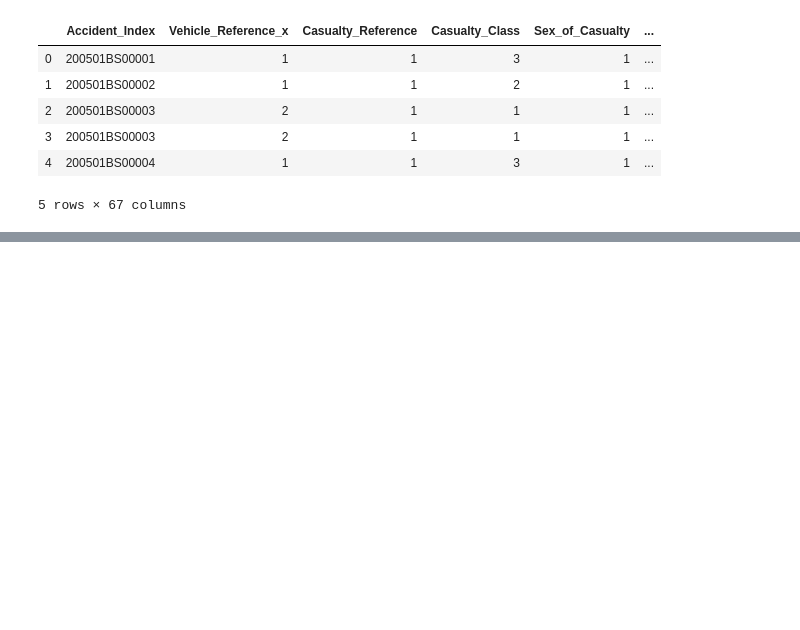
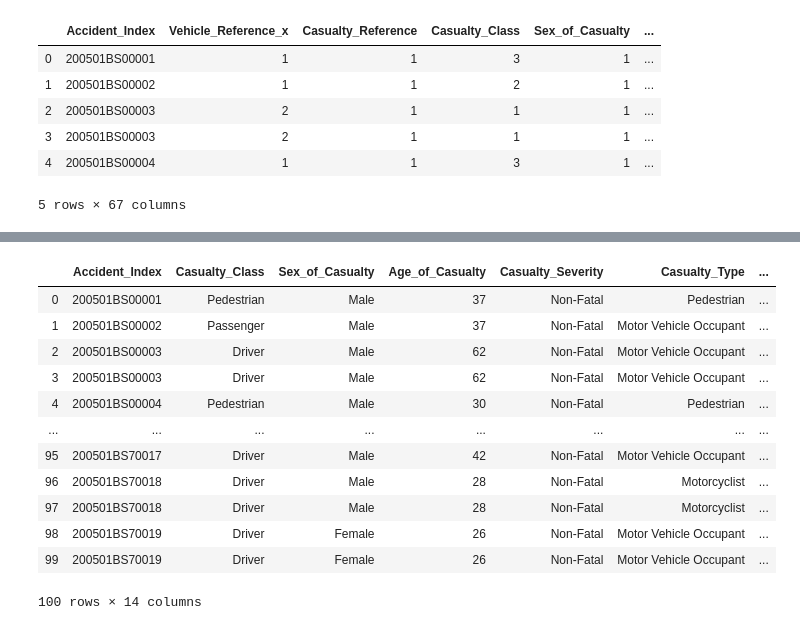
Before and after one commit to zxxdan/DataBootcampProject2, a Jupyter notebook: Notebooks/uk_transform.ipynb, the cells around one changed output, grey strips where cells are left out. Saved outputs shown, nothing was run; the diff lists cells and outputs as text; code cells hidden in the pictures; blank space fills up the shorter version.

```diff
--- a/Notebooks/uk_transform.ipynb
+++ b/Notebooks/uk_transform.ipynb
@@ -81,0 +99,2 @@ Index(['Accident_Index', 'Vehicle_Reference_x', 'Casualty_Reference',
+# %%
+uk_data_df["Date"] = uk_data_df["Date"].astype('datetime64')
@@ -81,0 +110,4 @@ Index(['Accident_Index', 'Vehicle_Reference_x', 'Casualty_Reference',
+# %%
+uk_data_df['Year'] = pd.DatetimeIndex(uk_data_df["Date"]).year
+uk_data_df['Month'] = pd.DatetimeIndex(uk_data_df["Date"]).month
+uk_data_df.head()
@@ -81,0 +130,4 @@ Index(['Accident_Index', 'Vehicle_Reference_x', 'Casualty_Reference',
+# %%
+vehi_year = uk_data_df['Year']-uk_data_df['Age_of_Vehicle']
+uk_data_df["Vehicle_Year"] = vehi_year
+uk_data_df.head()
@@ -81,0 +145,18 @@ Index(['Accident_Index', 'Vehicle_Reference_x', 'Casualty_Reference',
+# %%
+uk_data_df = uk_data_df[['Accident_Index',
+                         'Casualty_Class',
+                         'Sex_of_Casualty',
+                         'Age_of_Casualty',
+                         'Casualty_Severity',
+                         'Casualty_Type',
+                         'Number_of_Vehicles',
+                         'Number_of_Casualties',
+                         'Year',
+                         'Month',
+                         'Vehicle_Type',
+                         'Vehicle_Year',
+                         'Sex_of_Driver',
+                         'Age_of_Driver'
+                        ]]
+
+uk_data_df.head()
@@ -81,0 +244,16 @@ Index(['Accident_Index', 'Vehicle_Reference_x', 'Casualty_Reference',
+# %%
+uk_data_df.head(100)
+# %% [output]
+|  | Accident_Index | Casualty_Class | Sex_of_Casualty | Age_of_Casualty | Casualty_Severity | Casualty_Type | ... |
+| 0 | 200501BS00001 | Pedestrian | Male | 37 | Non-Fatal | Pedestrian | ... |
+| 1 | 200501BS00002 | Passenger | Male | 37 | Non-Fatal | Motor Vehicle Occupant | ... |
+| 2 | 200501BS00003 | Driver | Male | 62 | Non-Fatal | Motor Vehicle Occupant | ... |
+| 3 | 200501BS00003 | Driver | Male | 62 | Non-Fatal | Motor Vehicle Occupant | ... |
+| 4 | 200501BS00004 | Pedestrian | Male | 30 | Non-Fatal | Pedestrian | ... |
+| ... | ... | ... | ... | ... | ... | ... | ... |
+| 95 | 200501BS70017 | Driver | Male | 42 | Non-Fatal | Motor Vehicle Occupant | ... |
+| 96 | 200501BS70018 | Driver | Male | 28 | Non-Fatal | Motorcyclist | ... |
+| 97 | 200501BS70018 | Driver | Male | 28 | Non-Fatal | Motorcyclist | ... |
+| 98 | 200501BS70019 | Driver | Female | 26 | Non-Fatal | Motor Vehicle Occupant | ... |
+| 99 | 200501BS70019 | Driver | Female | 26 | Non-Fatal | Motor Vehicle Occupant | ... |
+100 rows × 14 columns
```
Also changed, not shown: parts of 17 cells of this notebook, 2 other files.
